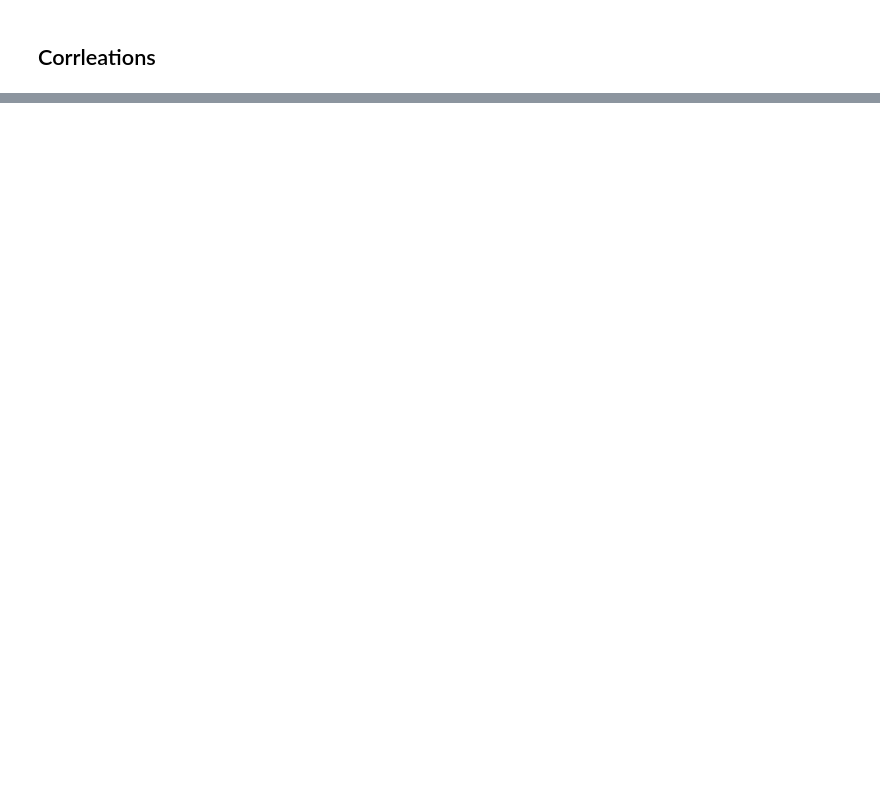
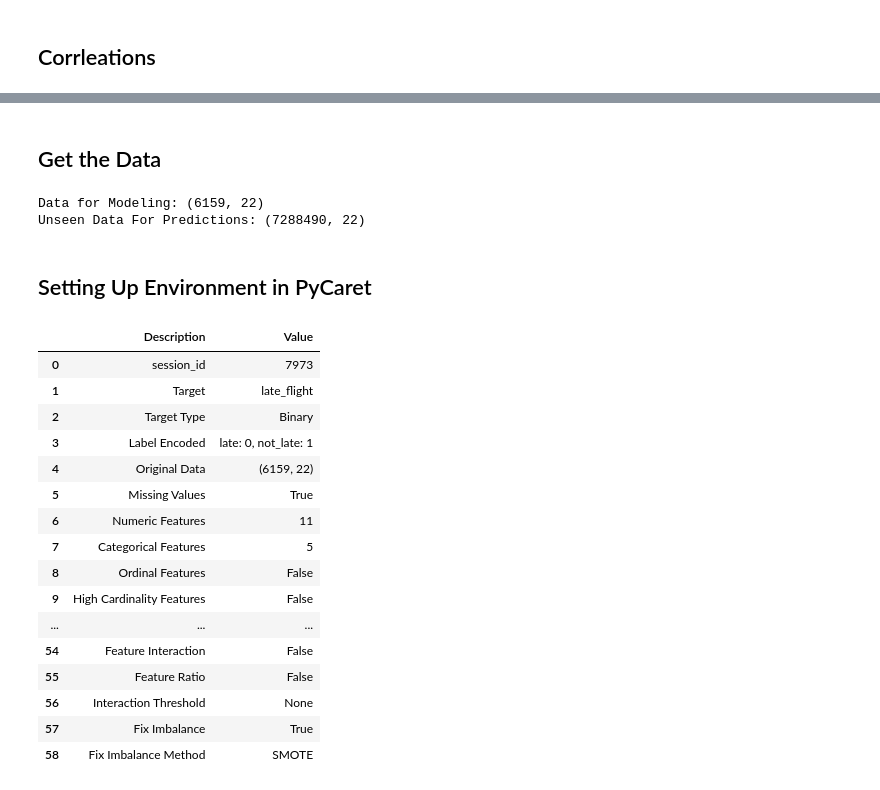
Before and after one commit to rtheman/sages, a Jupyter notebook: Flights_Delay_classification/Train_Model_AA.ipynb, the cells around one changed output, grey strips where cells are left out. Saved outputs shown, nothing was run; the diff lists cells and outputs as text; code cells hidden in the pictures; blank space fills up the shorter version.

```diff
--- a/Flights_Delay_classification/Train_Model_AA.ipynb
+++ b/Flights_Delay_classification/Train_Model_AA.ipynb
@@ -161,6 +136,9 @@ df = df[[
 # %%
 df_AA = df.loc[df['UNIQUE_CARRIER'] == 'AA']
 
+# Set this in prep. for model training
+df_toTrain = df_AA
+
 distinct_airlines = df_AA.UNIQUE_CARRIER.unique()
 print('New dataset has {0} records with {1} variables, containing only airlines {2}'.format(df_AA.shape[0], df_AA.shape[1], distinct_airlines))
 # %% [output]
@@ -202,0 +203,49 @@ Sure enough, there's only year 2007 data
+# %% [markdown]
+## Get the Data
+# %%
+data = df_toTrain.sample(frac=0.01, random_state=123)
+data_unseen = df.drop(data.index)
+
+data.reset_index(inplace=True, drop=True)
+data_unseen.reset_index(inplace=True, drop=True)
+
+print('Data for Modeling: ' + str(data.shape))
+print('Unseen Data For Predictions: ' + str(data_unseen.shape))
+# %% [output]
+Data for Modeling: (6159, 22)
+Unseen Data For Predictions: (7288490, 22)
+# %% [markdown]
+## Setting Up Environment in PyCaret
+# %%
+from pycaret.classification import *
+exp = setup(data = data,
+            numeric_features = ['YEAR', 'MONTH','DAY','DAY_OF_WEEK'],
+            ignore_features = ['DEP_DELAY', 'ARR_DELAY', 'AIR_TIME', 'ARR_TIME'],
+            target = 'late_flight',
+            fix_imbalance = True,
+            normalize = True,
+            transformation = True,
+            ignore_low_variance = True,
+            remove_multicollinearity = True,
+            multicollinearity_threshold = 0.95,
+            use_gpu = True,
+            fold = 2
+           )
+# %% [output]
+|  | Description | Value |
+| 0 | session_id | 7973 |
+| 1 | Target | late_flight |
+| 2 | Target Type | Binary |
+| 3 | Label Encoded | late: 0, not_late: 1 |
+| 4 | Original Data | (6159, 22) |
+| 5 | Missing Values | True |
+| 6 | Numeric Features | 11 |
+| 7 | Categorical Features | 5 |
+| 8 | Ordinal Features | False |
+| 9 | High Cardinality Features | False |
+| ... | ... | ... |
+| 54 | Feature Interaction | False |
+| 55 | Feature Ratio | False |
+| 56 | Interaction Threshold | None |
+| 57 | Fix Imbalance | True |
+| 58 | Fix Imbalance Method | SMOTE |
```
Also changed, not shown: parts of 13 cells of this notebook.
